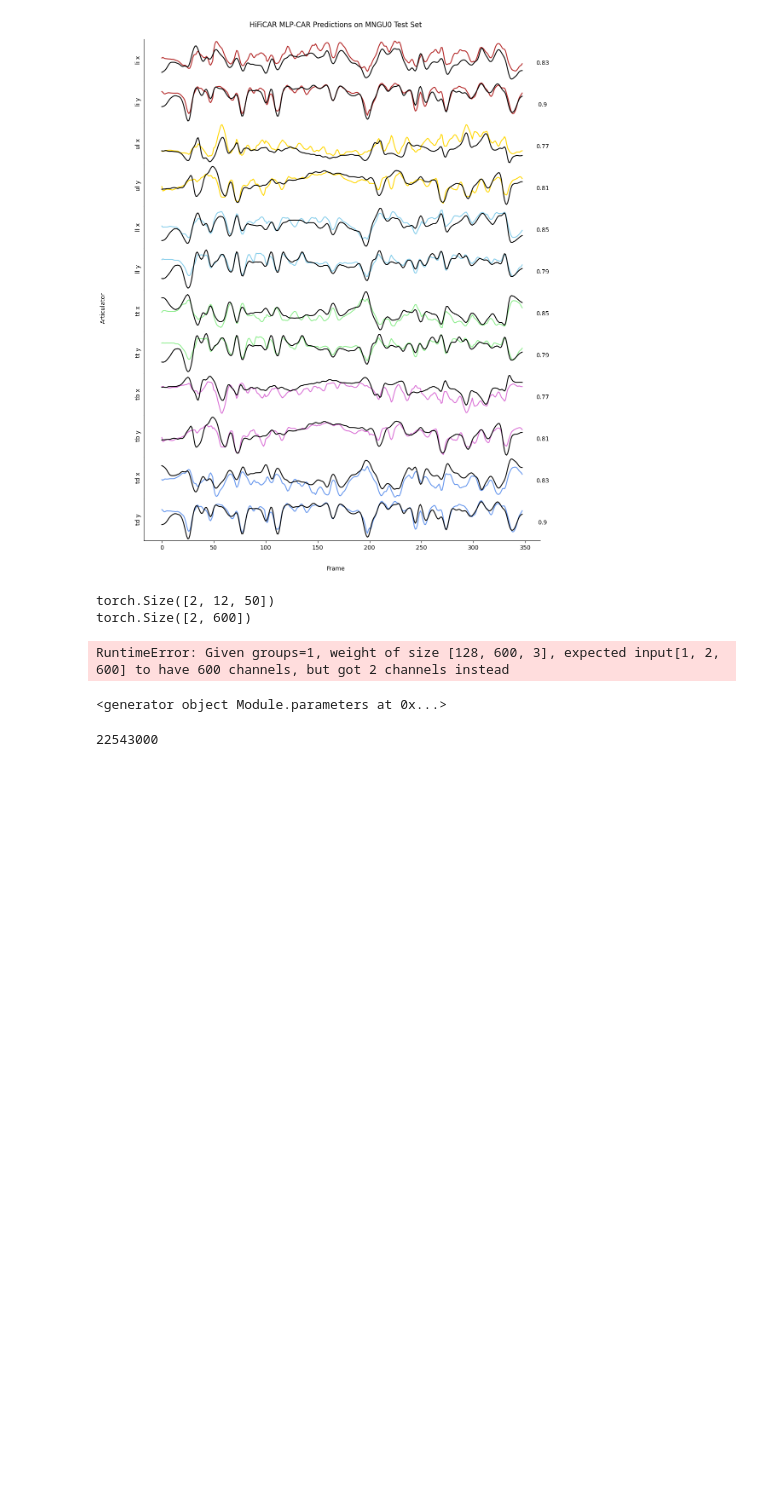
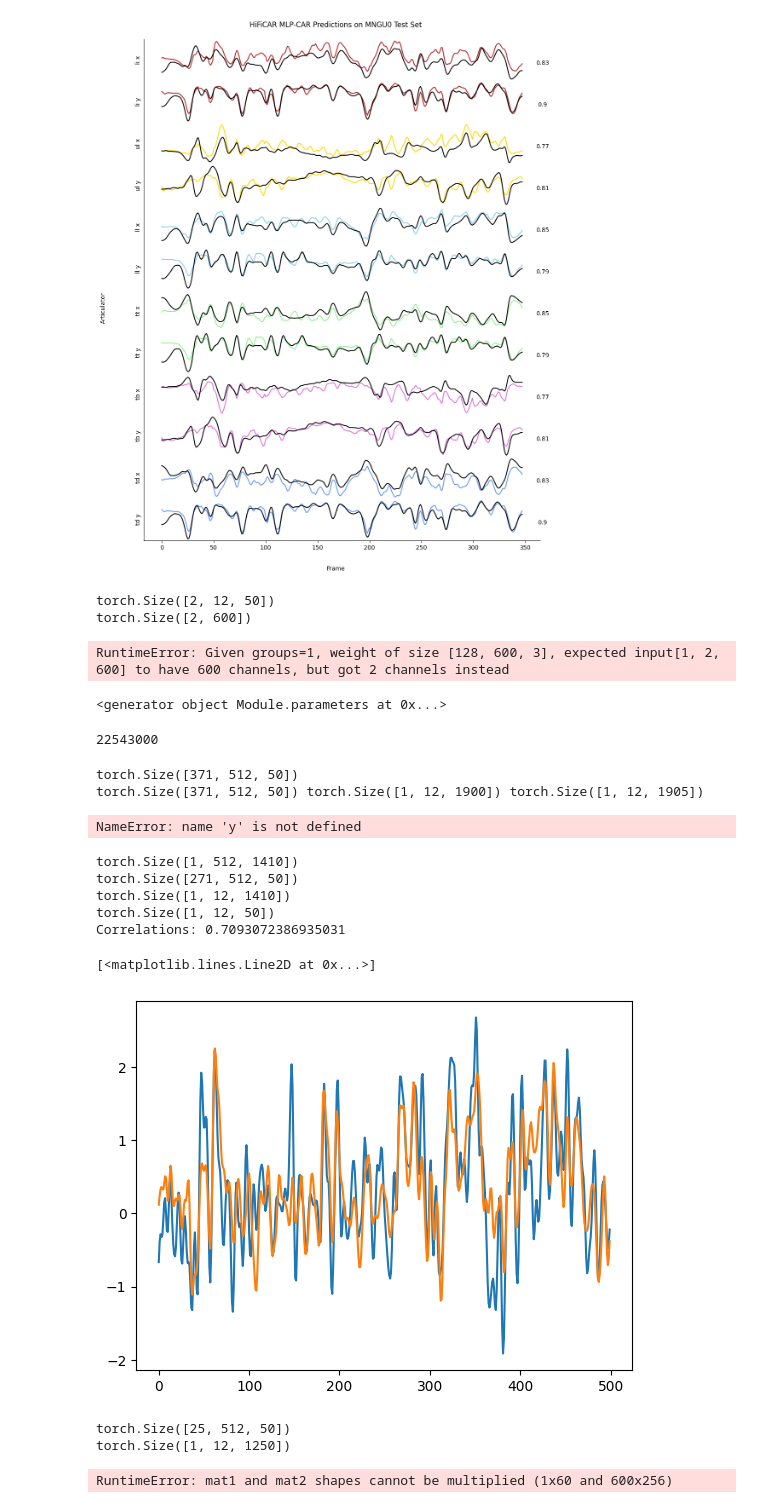
Before and after one commit to tejasprabhune/wav2avatar, a Jupyter notebook: wav2avatar/streaming/hifigan/test_train.ipynb, the cells around one changed output. Saved outputs shown, nothing was run; the diff lists cells and outputs as text; code cells hidden in the pictures; blank space fills up the shorter version.

```diff
--- a/wav2avatar/streaming/hifigan/test_train.ipynb
+++ b/wav2avatar/streaming/hifigan/test_train.ipynb
@@ -55,0 +47,8 @@ gen.load_state_dict(torch.load('ckpts/hfcar_l1_noup_5res_arconv3_90_0.84.pth')["
+# %%
+ckpt = torch.load('ckpts/hfgen_l1_noup_5res_90_0.66.pth')
+gen.load_state_dict(ckpt["gen_state_dict"])
+gen_optimizer.load_state_dict(ckpt["gen_optimizer_state_dict"])
+gen_scheduler.load_state_dict(ckpt["gen_scheduler_state_dict"])
+
+static_ckpt = torch.load("ckpts/hfcar_l1_noup_5res_noadv_90_0.84.pth")
+static_gen.load_state_dict(static_ckpt["gen_state_dict"])
@@ -492,3 +555,39 @@ def count_parameters(model):
 count_parameters(gen)
 # %% [output]
 22543000
+# %%
+batch = next(iter(dataloader))
+
+audio = batch[0].to(device)
+audio = wav_ema_collate.uncollate(audio)
+
+audio = wav_ema_collate.collate(audio, 50, 5)
+print(audio.shape)
+
+y = batch[1].to(device)
+
+#audio = wav_ema_collate.uncollate(audio)
+y = wav_ema_collate.uncollate(y)
+
+ar = torch.zeros((1, 12, 50)).to(device)
+
+pred = torch.zeros((1, 12, 50)).to(device)
+
+for audio_feat in audio:
+    audio_feat = audio_feat.unsqueeze(0)
+    #print(audio_feat.shape, ar.shape)
+    pred = torch.concatenate([pred, gen(audio_feat, ar)[:, :, :5]], dim=2)
+
+    #print(pred.shape)
+    #pred.append(gen(audio_feat, ar)[:, :, :5])
+    ar = pred[:, :, -50:]
+
+print(audio.shape, y.shape, pred.shape)
+# %% [output]
+torch.Size([371, 512, 50])
+torch.Size([371, 512, 50]) torch.Size([1, 12, 1900]) torch.Size([1, 12, 1905])
+# %%
+plt.plot(EMADataset.butter_bandpass_filter(y.squeeze(0).transpose(1, 0).detach().cpu()[300:700, 0], 10, 50))
+plt.plot(EMADataset.butter_bandpass_filter(pred.squeeze(0).transpose(1, 0).detach().cpu()[300:700, 0], 10, 50))
+# %% [output]
+NameError: name 'y' is not defined
@@ -494,0 +665,21 @@ count_parameters(gen)
+# %%
+test_batch = next(iter(test_dataloader))
+eval_batch = eval_gen(test_batch, step_size=5)
+plt.plot(eval_batch[1][:500, 0])
+plt.plot(eval_batch[0][:500, 0])
+# %% [output]
+torch.Size([1, 512, 1410])
+torch.Size([271, 512, 50])
+torch.Size([1, 12, 1410])
+torch.Size([1, 12, 50])
+Correlations: 0.7093072386935031
+[<matplotlib.lines.Line2D at 0x...>]
+[figure, added]
+# %%
+eval_batch = working_eval_gen(batch)
+plt.plot(EMADataset.butter_bandpass_filter(eval_batch[1][:300, 0], 10, 50))
+plt.plot(eval_batch[0][:300, 0])
+# %% [output]
+torch.Size([25, 512, 50])
+torch.Size([1, 12, 1250])
+RuntimeError: mat1 and mat2 shapes cannot be multiplied (1x60 and 600x256)
```
Also changed, not shown: parts of 16 cells of this notebook, 17 other files.
